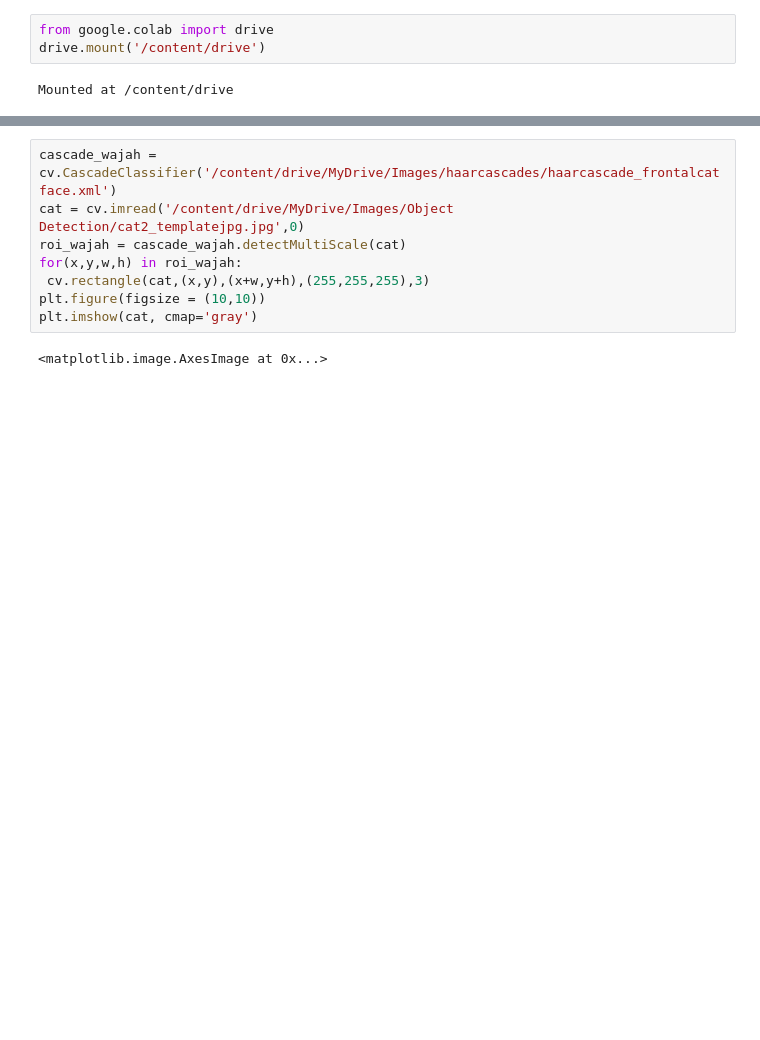
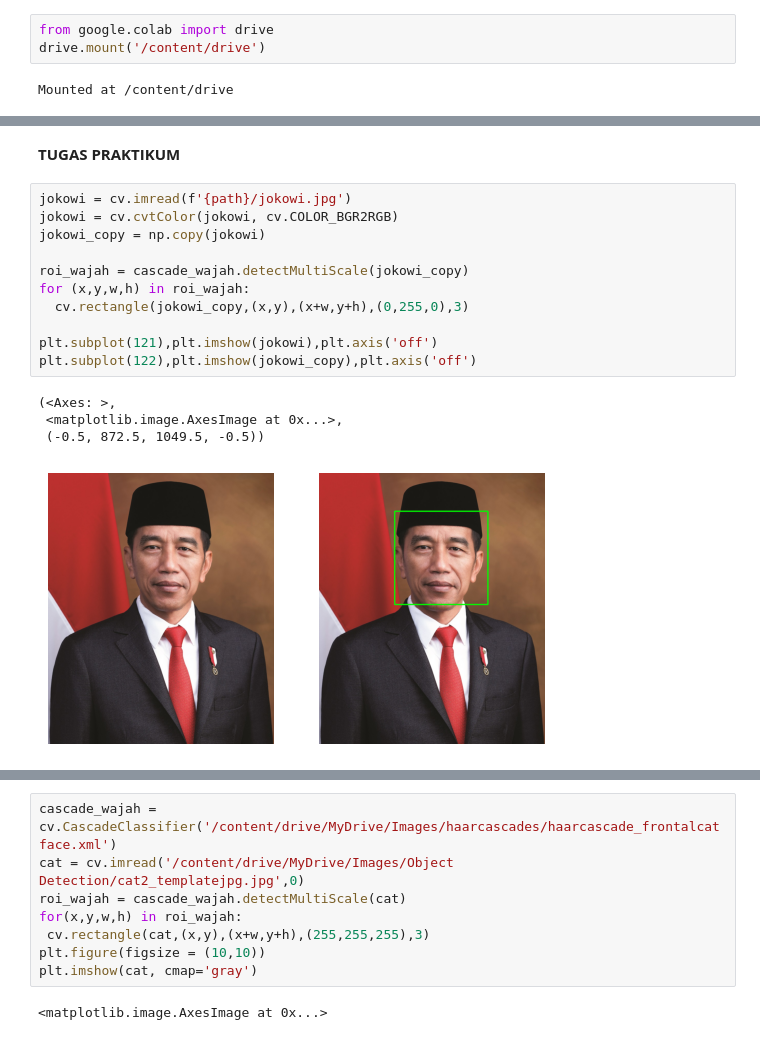
Before and after one commit to sbylash/23_Shasia-Sasa_PCVK, a Jupyter notebook: Week12.ipynb, the cells around one changed output, grey strips where cells are left out. Saved outputs shown, nothing was run; the diff lists cells and outputs as text; blank space fills up the shorter version.

```diff
--- a/Week12.ipynb
+++ b/Week12.ipynb
@@ -10,0 +55,18 @@ import matplotlib.pyplot as plt
+# %% [markdown]
+**TUGAS PRAKTIKUM**
+# %%
+jokowi = cv.imread(f'{path}/jokowi.jpg')
+jokowi = cv.cvtColor(jokowi, cv.COLOR_BGR2RGB)
+jokowi_copy = np.copy(jokowi)
+
+roi_wajah = cascade_wajah.detectMultiScale(jokowi_copy)
+for (x,y,w,h) in roi_wajah:
+  cv.rectangle(jokowi_copy,(x,y),(x+w,y+h),(0,255,0),3)
+
+plt.subplot(121),plt.imshow(jokowi),plt.axis('off')
+plt.subplot(122),plt.imshow(jokowi_copy),plt.axis('off')
+# %% [output]
+(<Axes: >,
+ <matplotlib.image.AxesImage at 0x...>,
+ (-0.5, 872.5, 1049.5, -0.5))
+[figure, added]
```
Also changed, not shown: parts of 22 cells of this notebook.
